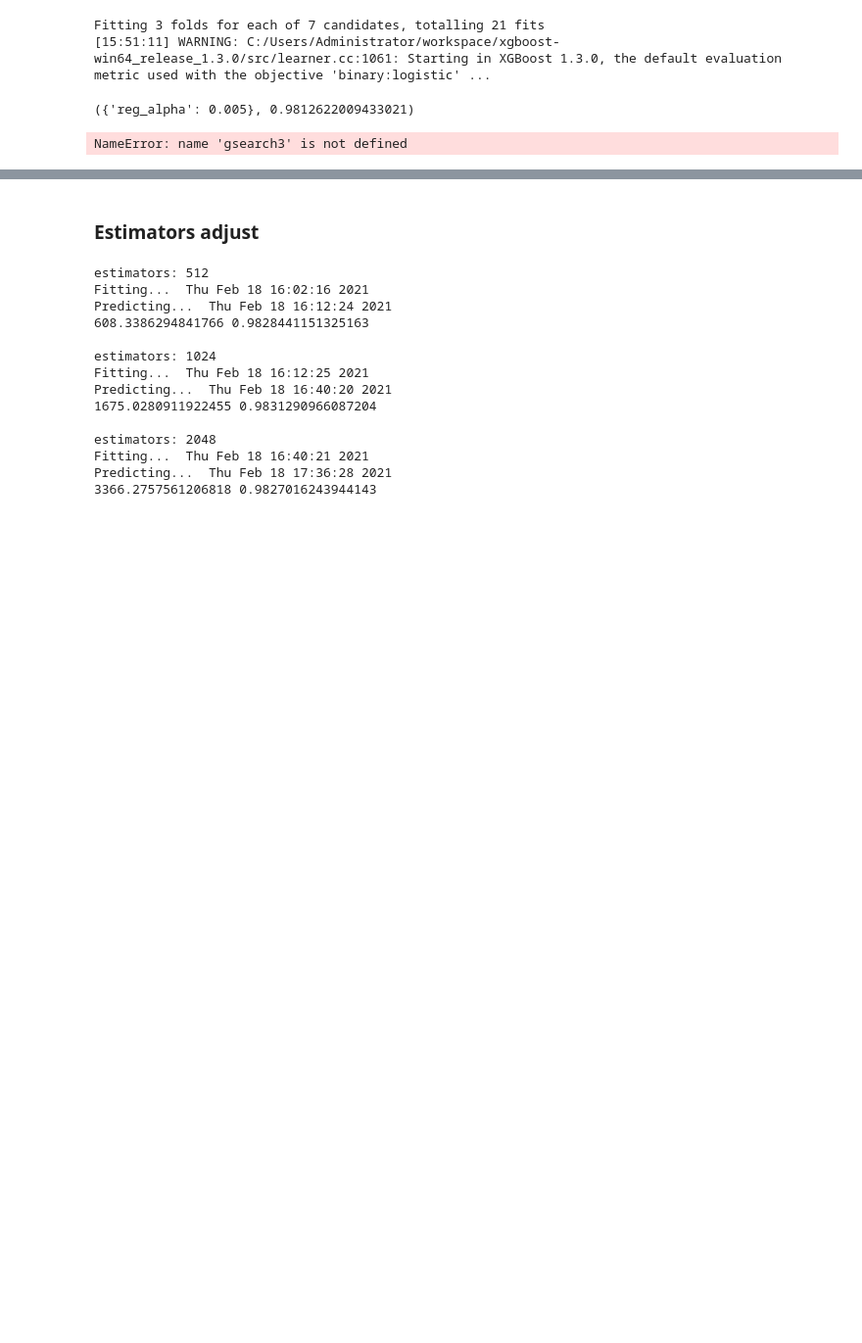
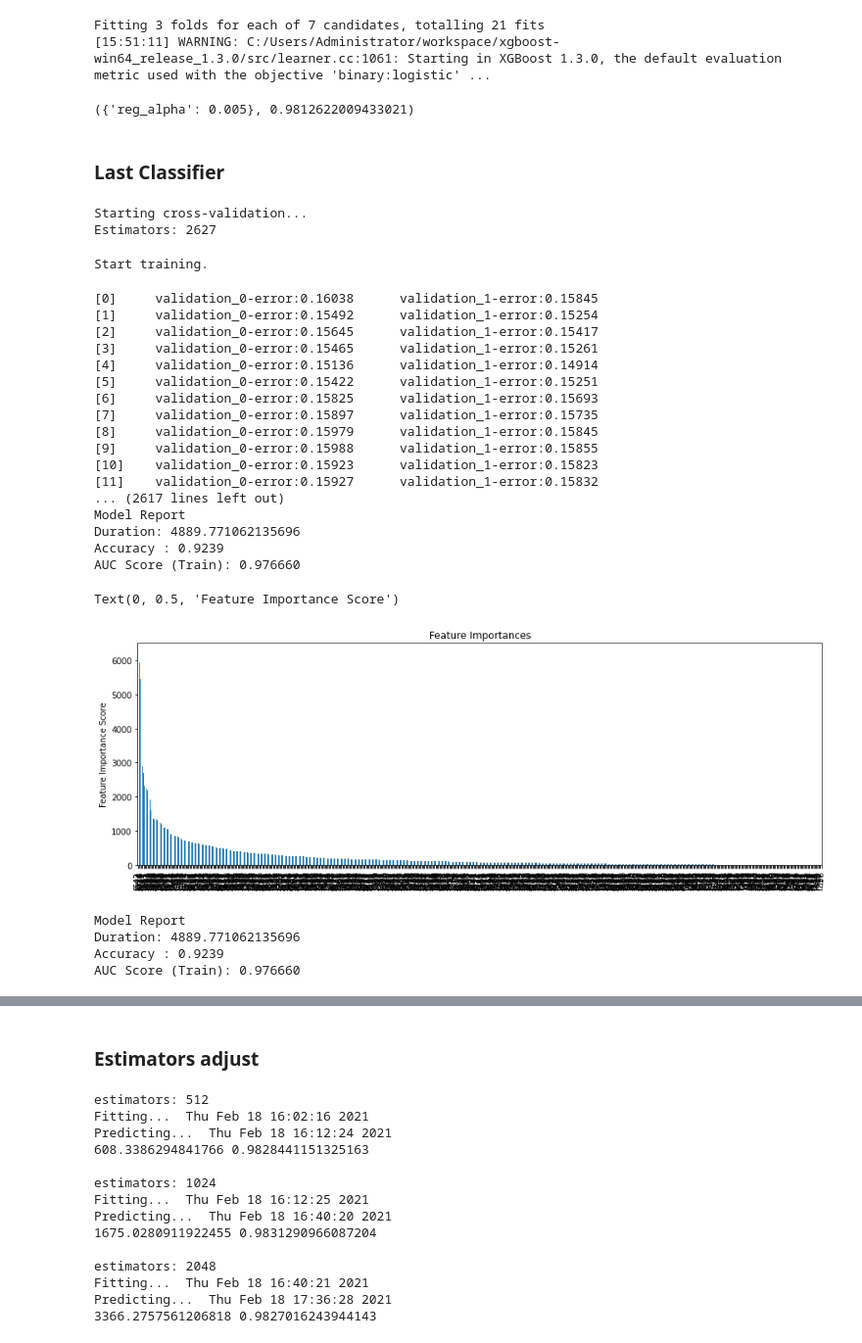
Before and after one commit to Liu-Lc/TwitterTraffic-Pty, a Jupyter notebook: TweetData/analysis/xgboost_eval.ipynb, the cells around one changed output, grey strips where cells are left out. Shown at 98% size. Cells and saved outputs as stored; diff of their text form; code cells hidden in the pictures; blank space fills up the shorter version.

```diff
--- a/TweetData/analysis/xgboost_eval.ipynb
+++ b/TweetData/analysis/xgboost_eval.ipynb
@@ -42,6 +42,9 @@ from sklearn.model_selection import train_test_split
 from sklearn.feature_extraction.text import CountVectorizer
 vectorizer1 = CountVectorizer(max_features=700, min_df=5, max_df=0.7)
 X11 = vectorizer1.fit_transform(df.clean_text).toarray()
+# %%
+X11 = vectorizer1.fit_transform(df.clean_text).toarray()
+X_vect = vect.transform(classified.clean).toarray()
 # %%
 from sklearn.model_selection import train_test_split
 X_train, X_test, y_train, y_test = train_test_split(X11, df.isincident, test_size=0.2, random_state=0)
@@ -311,44 +295,83 @@ gsearch3.best_params_, gsearch3.best_score_
 Fitting 3 folds for each of 7 candidates, totalling 21 fits
 [15:51:11] WARNING: C:/Users/Administrator/workspace/xgboost-win64_release_1.3.0/src/learner.cc:1061: Starting in XGBoost 1.3.0, the default evaluation metric used with the objective 'binary:logistic' ...
 ({'reg_alpha': 0.005}, 0.9812622009433021)
-# %%
-grid_results3 = pd.DataFrame(gsearch3.cv_results_)
-grid_results3.sort_values('rank_test_score').head(5)#[['rank_test_score','param_colsample_bytree', 'param_subsample', 'mean_test_score', 'std_test_score']].rename(columns={'param_colsample_bytree':'colsample_bytree', 'param_param_subsample':'subsample'})
-grid_results3.to_csv('grid_search_results3-4.csv')
-# %% [output]
-NameError: name 'gsearch3' is not defined
+# %% [markdown]
+### Last Classifier
 # %%
 xgb1 = XGBClassifier(
-    learning_rate=0.3,
-    n_estimators=2000,
+    learning_rate=0.01,
+    n_estimators=5000,
     max_depth=9, min_child_weight=1,
-    gamma=0.1, subsample=0.9, colsample_bytree=1,
-    nthread=4, seed=27, verbosity=3)
+    gamma=0.1, subsample=1, colsample_bytree=0.9,
+    nthread=4, seed=27, verbosity=1)
 
 xgb_param = xgb1.get_xgb_params()
 xgtrain = xgb.DMatrix(X_train, label=y_train)
-cvresult = xgb.cv(xgb_param, xgtrain, num_boost_round=xgb1.get_params()['n_estimators'], nfold=5,
-    early_stopping_rounds=50)
+print('Starting cross-validation...')
+cvresult = xgb.cv(xgb_param, xgtrain, num_boost_round=xgb1.get_params()['n_estimators'],
+    metrics='error', nfold=3, early_stopping_rounds=50)
 xgb1.set_params(n_estimators=cvresult.shape[0])
+print('Estimators:', cvresult.shape[0])
+# %% [output]
+Starting cross-validation...
+Estimators: 2627
 # %%
 #Fit the algorithm on the data
 print('Start training.')
 start = time.time()
-xgb1.fit(X_train, y_train, verbose=True)
+
+# xgb1.fit(X_train, y_train, verbose=True)
+evalset = [(X_train, y_train), (X_test,y_test)]
+xgb1.fit(X_train, y_train, eval_metric='error', eval_set=evalset)
 print('End training.')
 end = time.time()
+
+with open('xgb1_model', 'wb') as picklefile:
+    pickle.dump(xgb1, picklefile)
 
 #Predict training set:
 dtrain_predictions = xgb1.predict(X_test)
 dtrain_predprob = xgb1.predict_proba(X_test)[:,1]
 
 #Print model report:
 print("\nModel Report")
 print("Duration:", str(end-start))
 print("Accuracy : %.4g" % metrics.accuracy_score(y_test, dtrain_predictions))
 print("AUC Score (Train): %f" % metrics.roc_auc_score(y_test, dtrain_predprob))
 
 plt.figure(figsize=(15,5))
 feat_imp = pd.Series(xgb1.get_booster().get_fscore()).sort_values(ascending=False)
 feat_imp.plot(kind='bar', title='Feature Importances')
 plt.ylabel('Feature Importance Score')
+# %% [output]
+Start training.
+[0]     validation_0-error:0.16038      validation_1-error:0.15845
+[1]     validation_0-error:0.15492      validation_1-error:0.15254
+[2]     validation_0-error:0.15645      validation_1-error:0.15417
+[3]     validation_0-error:0.15465      validation_1-error:0.15261
+[4]     validation_0-error:0.15136      validation_1-error:0.14914
+[5]     validation_0-error:0.15422      validation_1-error:0.15251
+[6]     validation_0-error:0.15825      validation_1-error:0.15693
+[7]     validation_0-error:0.15897      validation_1-error:0.15735
+[8]     validation_0-error:0.15979      validation_1-error:0.15845
+[9]     validation_0-error:0.15988      validation_1-error:0.15855
+[10]    validation_0-error:0.15923      validation_1-error:0.15823
+[11]    validation_0-error:0.15927      validation_1-error:0.15832
+... (2617 lines left out)
+Model Report
+Duration: 4889.771062135696
+Accuracy : 0.9239
+AUC Score (Train): 0.976660
+Text(0, 0.5, 'Feature Importance Score')
+[figure, added]
+# %%
+#Print model report:
+print("\nModel Report")
+print("Duration:", str(end-start))
+print("Accuracy : %.4g" % metrics.accuracy_score(y_test, dtrain_predictions))
+print("AUC Score (Train): %f" % metrics.roc_auc_score(y_test, dtrain_predprob))
+# %% [output]
+Model Report
+Duration: 4889.771062135696
+Accuracy : 0.9239
+AUC Score (Train): 0.976660
```
Also changed, not shown: parts of 7 cells of this notebook, 2 other files.
